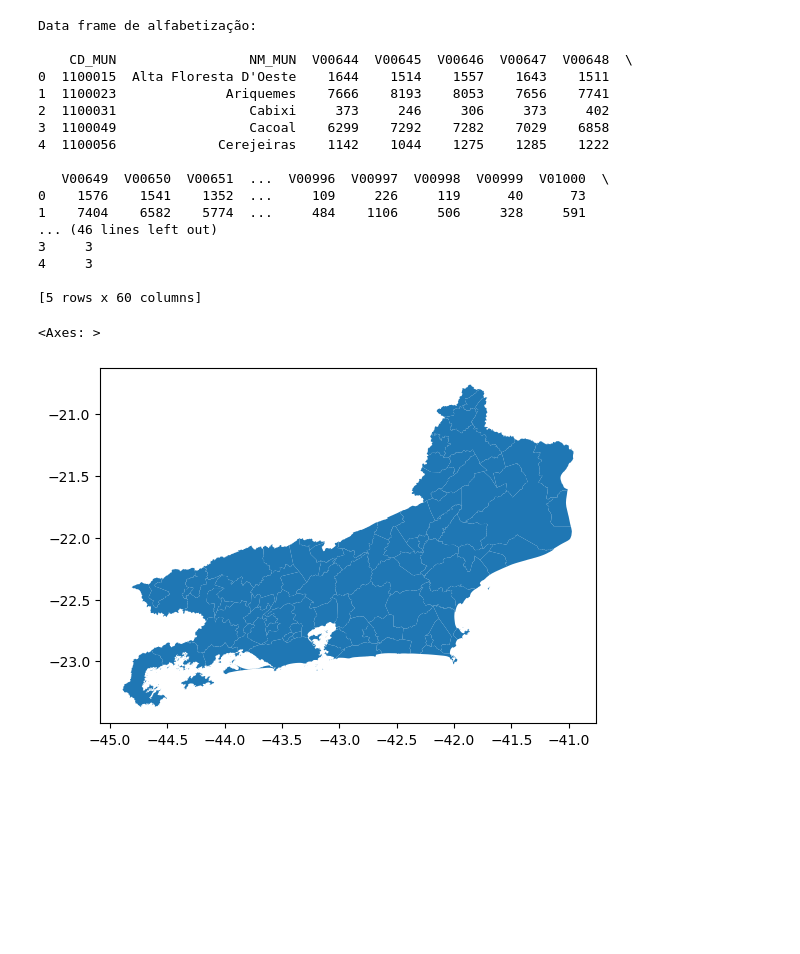
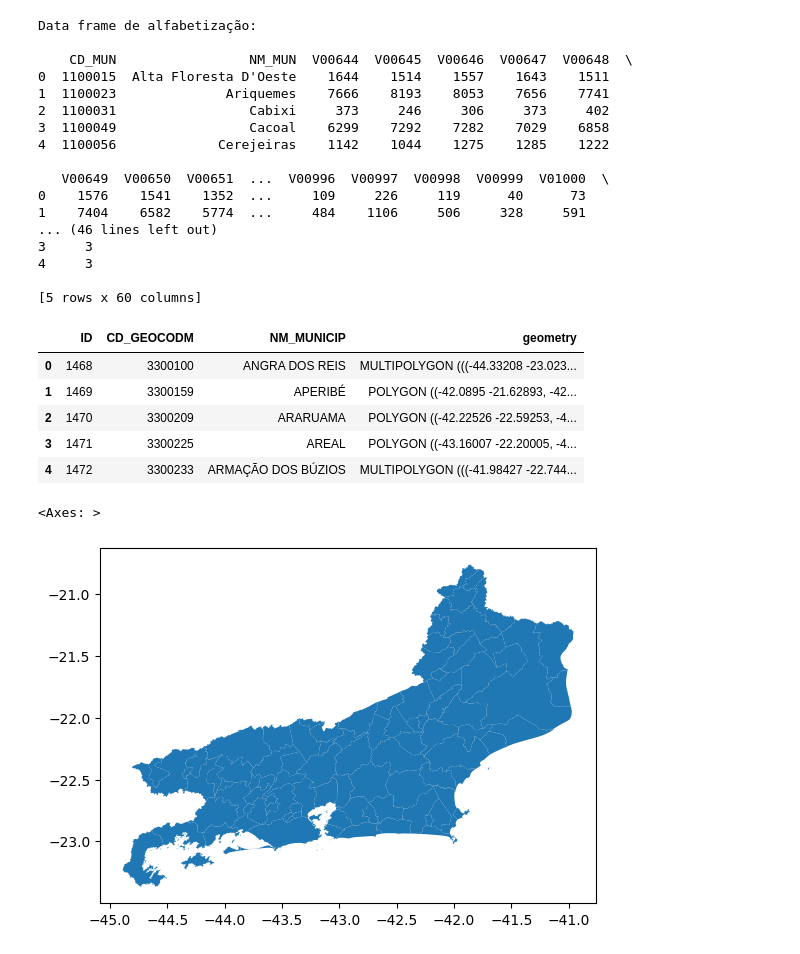
Before and after one commit to carlabferreira/RJ_election_analysis, a Jupyter notebook: First_analysis.ipynb, the cells around one changed output. Drawn from its saved outputs; the diff is of its cells as text; code cells hidden in the pictures; blank space fills up the shorter version.

```diff
--- a/First_analysis.ipynb
+++ b/First_analysis.ipynb
@@ -100,7 +100,16 @@ Data frame de alfabetização:
 [5 rows x 60 columns]
 # %%
 rj = gpd.read_file('./DADOS/MalhaGeometrica/rj_municipios/33MUE250GC_SIR.shp')
-rj.plot()
+rj.head()
 # %% [output]
-<Axes: >
-[figure, removed]
+|  | ID | CD_GEOCODM | NM_MUNICIP | geometry |
+| 0 | 1468 | 3300100 | ANGRA DOS REIS | MULTIPOLYGON (((-44.33208 -23.023... |
+| 1 | 1469 | 3300159 | APERIBÉ | POLYGON ((-42.0895 -21.62893, -42... |
+| 2 | 1470 | 3300209 | ARARUAMA | POLYGON ((-42.22526 -22.59253, -4... |
+| 3 | 1471 | 3300225 | AREAL | POLYGON ((-43.16007 -22.20005, -4... |
+| 4 | 1472 | 3300233 | ARMAÇÃO DOS BÚZIOS | MULTIPOLYGON (((-41.98427 -22.744... |
+# %%
+rj.plot()
+# %% [output]
+<Axes: >
+[figure, added]
```
Also changed, not shown: parts of 1 cell of this notebook.
